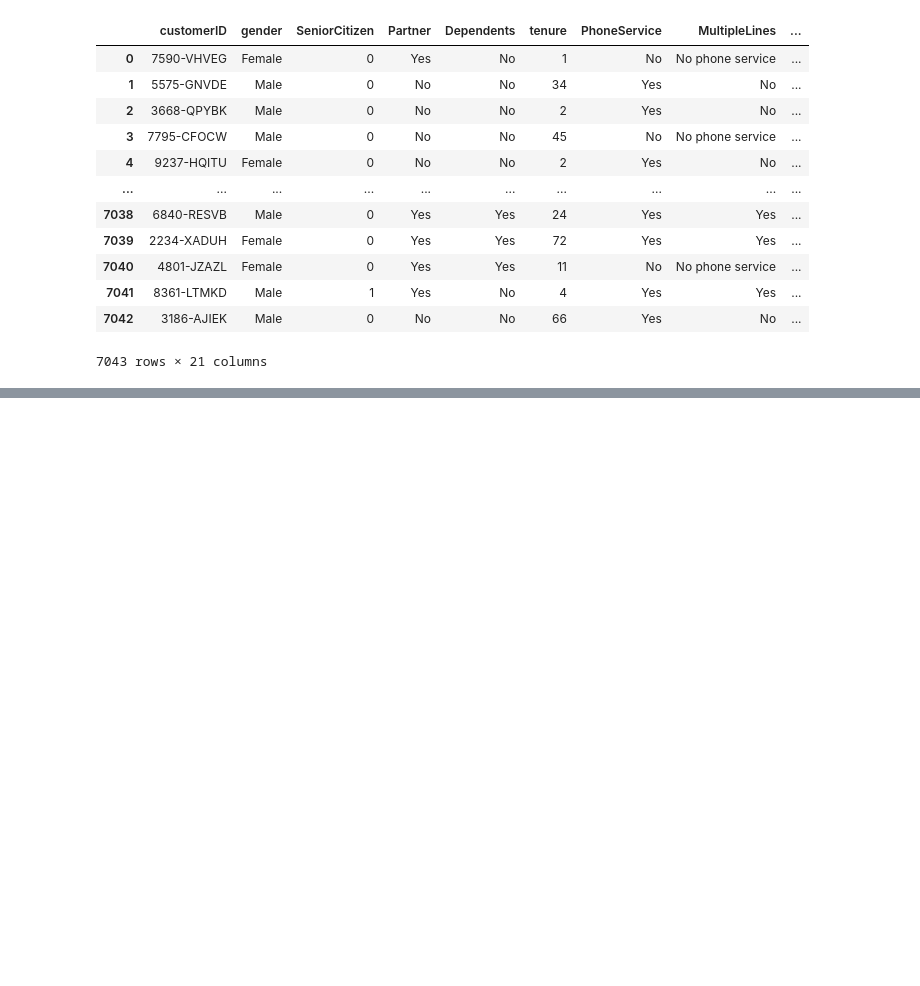
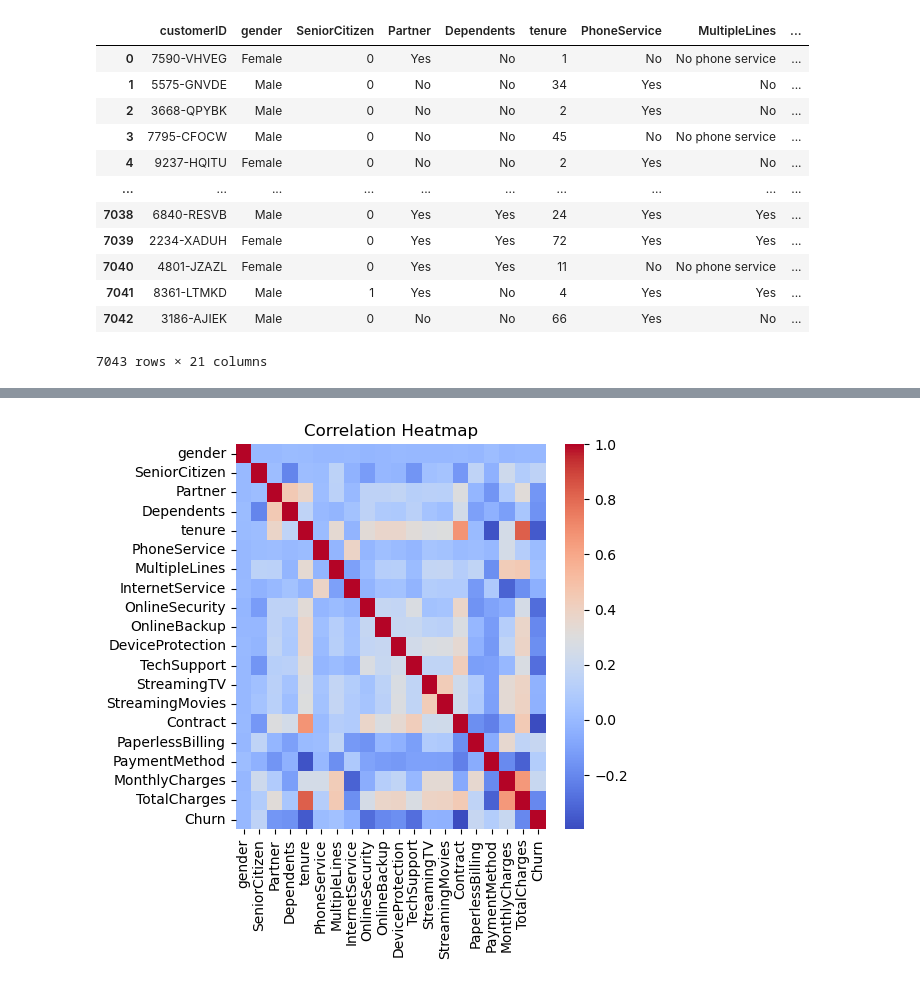
Before and after one commit to Sumit20-4/Customer-Churn-Prediction, a Jupyter notebook: churn-prediction.ipynb, the cells around one changed output, grey strips where cells are left out. Drawn from its saved outputs; the diff is of its cells as text; code cells hidden in the pictures; blank space fills up the shorter version.

```diff
--- a/churn-prediction.ipynb
+++ b/churn-prediction.ipynb
@@ -134,0 +121,4 @@ Name: count, dtype: int64
+# %%
+# Convert TotalCharges to numeric
+df["TotalCharges"] = pd.to_numeric(df["TotalCharges"], errors="coerce")
+df
@@ -134,0 +139,6 @@ Name: count, dtype: int64
+# %%
+# Convert TotalCharges to numeric
+df["TotalCharges"] = pd.to_numeric(df["TotalCharges"], errors="coerce")
+# Fill missing values
+df["TotalCharges"].fillna(df["TotalCharges"].median(), inplace=True)
+df
@@ -134,0 +159,4 @@ Name: count, dtype: int64
+# %%
+# Encode Target Variable
+df["Churn"] = df["Churn"].map({"Yes":1,"No":0})
+df
@@ -134,0 +177,8 @@ Name: count, dtype: int64
+# %%
+# Encode Categorical Features
+le = LabelEncoder()
+
+for col in df.columns:
+    if df[col].dtype == "object":
+        df[col] = le.fit_transform(df[col])
+df
@@ -134,0 +199,8 @@ Name: count, dtype: int64
+# %%
+# Correlation Heatmap
+plt.figure(figsize=(5,5))
+sns.heatmap(df.corr(), cmap="coolwarm")
+plt.title("Correlation Heatmap")
+plt.show()
+# %% [output]
+[figure, added]
```
Also changed, not shown: parts of 18 cells of this notebook, 1 other file.
